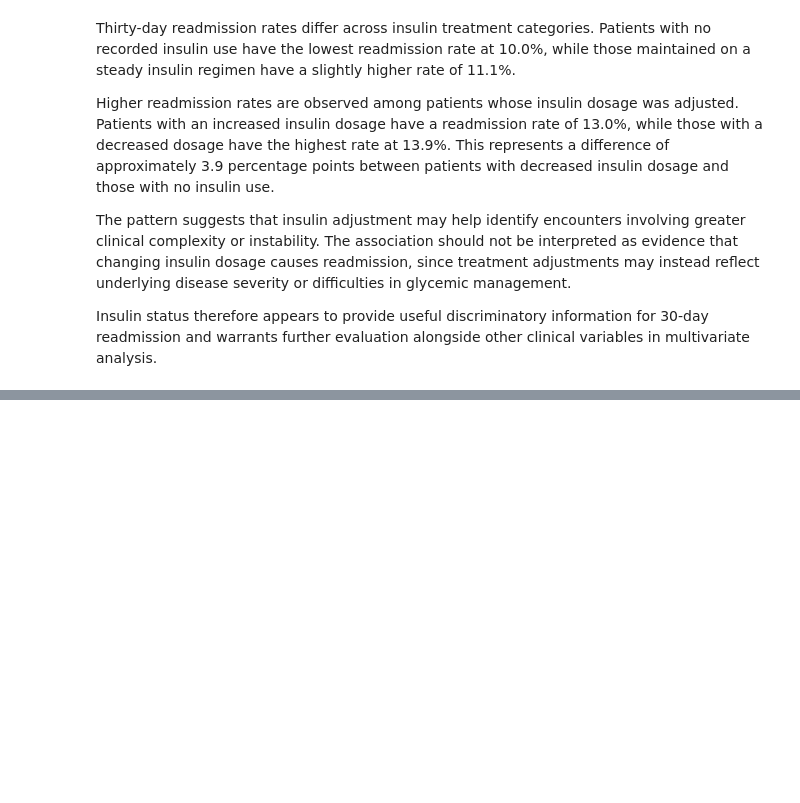
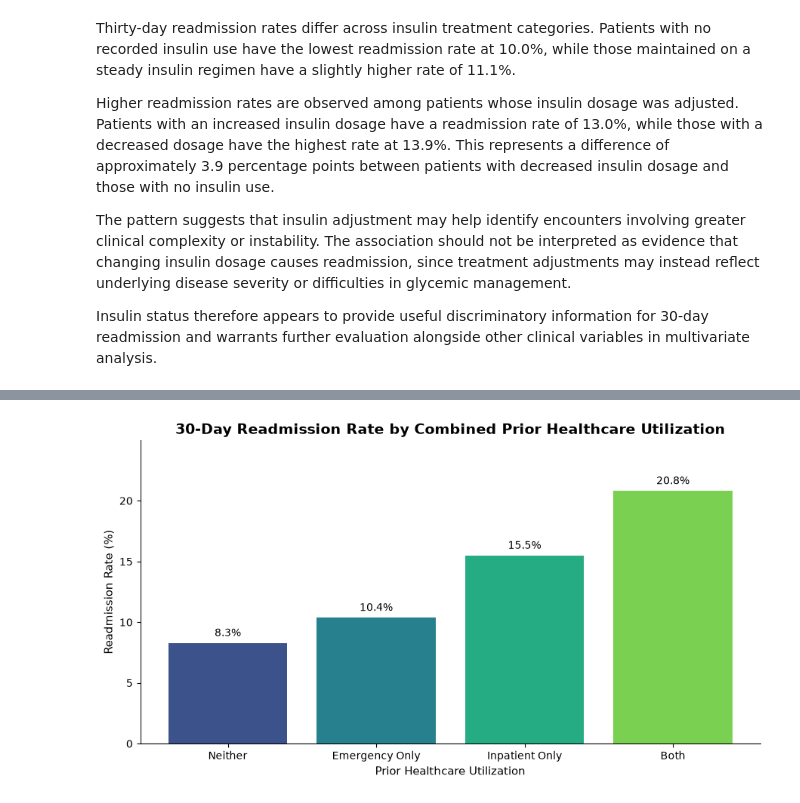
Before and after one commit to byegond-beep/hospital-readmission-resource-allocation-analytics, a Jupyter notebook: notebooks/03_exploratory_data_analysis.ipynb, the cells around one changed output, grey strips where cells are left out. Drawn from its saved outputs; the diff is of its cells as text; code cells hidden in the pictures; blank space fills up the shorter version.

```diff
--- a/notebooks/03_exploratory_data_analysis.ipynb
+++ b/notebooks/03_exploratory_data_analysis.ipynb
@@ -1001,0 +1108,37 @@ Insulin status therefore appears to provide useful discriminatory information fo
+# %%
+# Order utilization groups
+order = ["Neither", "Emergency Only", "Inpatient Only", "Both"]
+
+combo_plot = (
+    utilization_combo
+    .loc[order, "Readmission Rate (%)"]
+)
+
+fig, ax = plt.subplots(figsize=(9, 5))
+
+colors = cmap(np.linspace(0.25, 0.80, len(combo_plot)))
+
+bars = ax.bar(
+    combo_plot.index,
+    combo_plot.values,
+    color=colors
+)
+
+ax.bar_label(
+    bars,
+    labels=[f"{v:.1f}%" for v in combo_plot.values],
+    padding=4
+)
+
+ax.set(
+    title="30-Day Readmission Rate by Combined Prior Healthcare Utilization",
+    xlabel="Prior Healthcare Utilization",
+    ylabel="Readmission Rate (%)"
+)
+
+ax.set_ylim(0, combo_plot.max() * 1.2)
+
+plt.tight_layout()
+plt.show()
+# %% [output]
+[figure, added]
```
Also changed, not shown: parts of 17 cells of this notebook.
